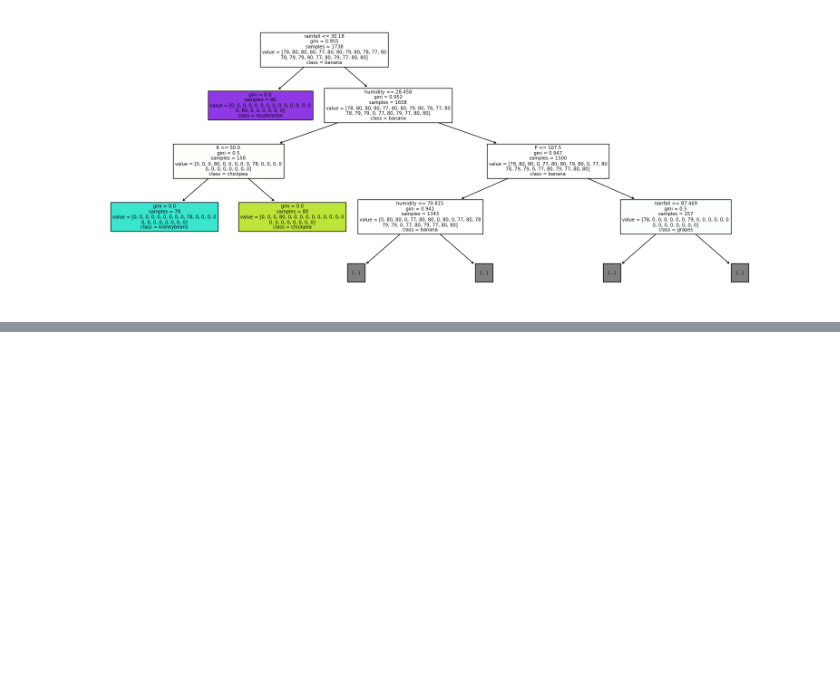
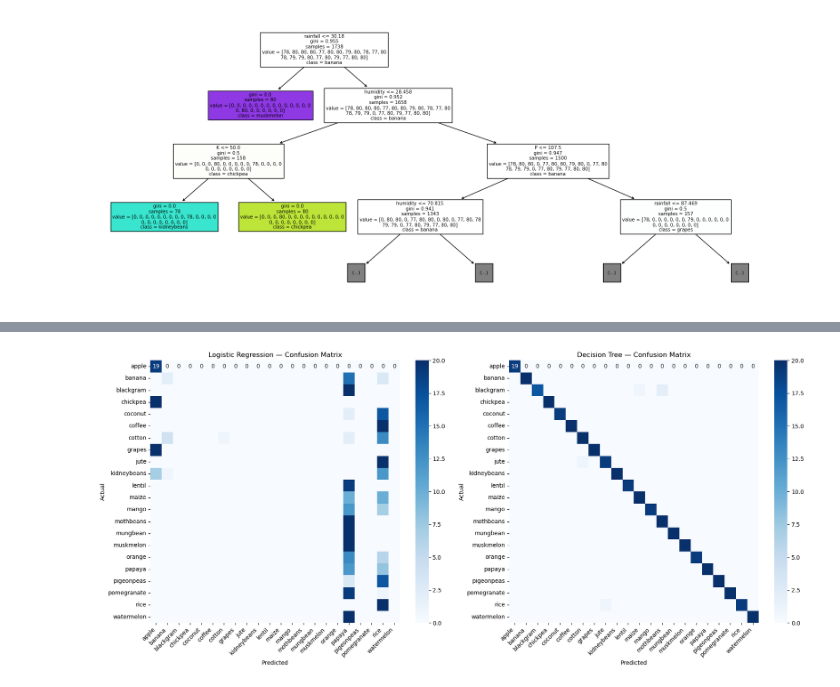
Before and after one commit to pavani3011/AGRI-API-PROJECT, a Jupyter notebook: Crop.ipynb, the cells around one changed output, grey strips where cells are left out. Cells and saved outputs as stored; diff of their text form; code cells hidden in the pictures; blank space fills up the shorter version.

```diff
--- a/Crop.ipynb
+++ b/Crop.ipynb
@@ -366,0 +379,19 @@ test accuracy: 98.85 %
+# %%
+# get predictions from both models
+lr_pred= lr.predict(X_test_raw)
+dt_pred= dt.predict(X_test_raw)
+
+#Compare models
+def evaluate_model(name, y_true, y_pred):
+    print(f"\n{'='*40}")
+    print(f"model: {name}")
+    print(f"{'='*40}")
+    print(f"Accuracy: {accuracy_score(y_true, y_pred):.4f}")
+    print(f"Precision: {precision_score(y_true, y_pred, average='macro'):.4f}")
+    print(f"Recall   : {recall_score(y_true, y_pred, average='macro'):.4f}")
+    print(f"F1 Score : {f1_score(y_true, y_pred, average='macro'):.4f}")
+    print()
+    print(classification_report(y_true, y_pred, target_names=LE.classes_))
+
+evaluate_model("LR", y_test,lr_pred)
+evaluate_model("DT", y_test,dt_pred)
@@ -366,0 +416,20 @@ test accuracy: 98.85 %
+# %%
+# confusion matrix heatmap
+fig, axes= plt.subplots(1,2,figsize=(18,8))
+
+for ax, preds, name in zip(axes, [lr_pred, dt_pred],
+                            ["Logistic Regression", "Decision Tree"]):
+    cm = confusion_matrix(y_test, preds)
+    sns.heatmap(cm, annot=True, fmt='d', cmap='Blues',
+                xticklabels=LE.classes_,
+                yticklabels=LE.classes_, ax=ax)
+    ax.set_title(f'{name} — Confusion Matrix')
+    ax.set_xlabel('Predicted')
+    ax.set_ylabel('Actual')
+    plt.setp(ax.get_xticklabels(), rotation=45, ha='right')
+
+plt.tight_layout()
+plt.savefig('confusion_matrices.png', dpi=150)
+plt.show()
+# %% [output]
+[figure, added]
```
Also changed, not shown: parts of 4 cells of this notebook, 2 other files.
